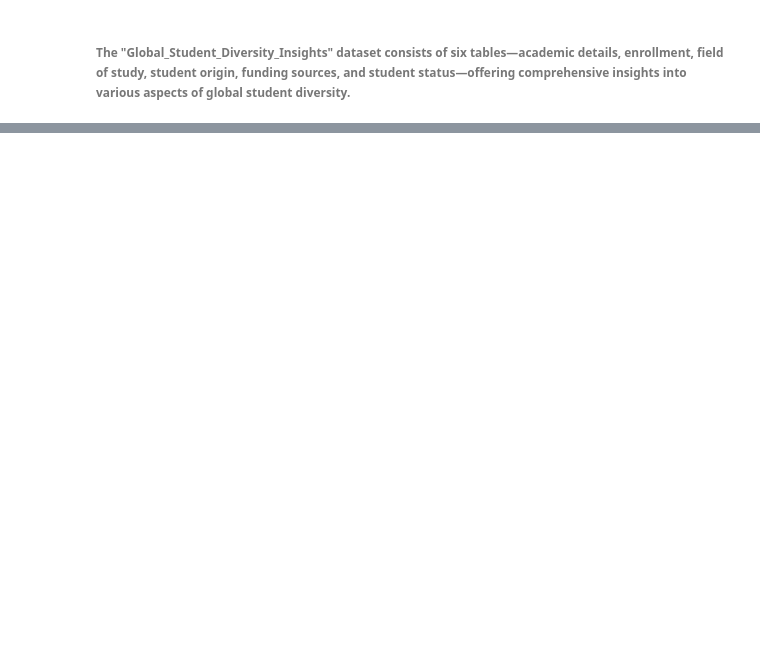
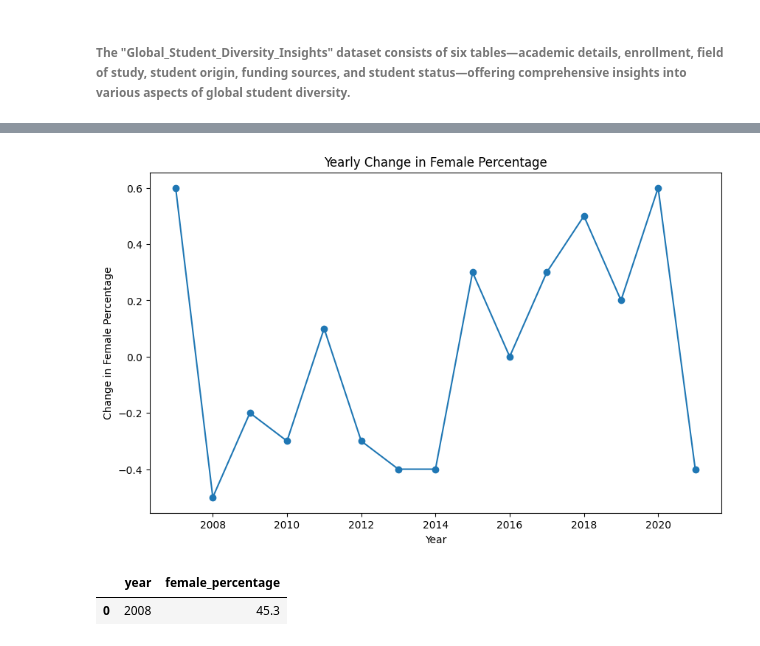
Before and after one commit to mirna1983/Global-Student-Diversity-Insights, a Jupyter notebook: Project.ipynb, the cells around one changed output, grey strips where cells are left out. Drawn from its saved outputs; the diff is of its cells as text; code cells hidden in the pictures; blank space fills up the shorter version.

```diff
--- a/Project.ipynb
+++ b/Project.ipynb
@@ -259,0 +430,24 @@ JoinTables
+# %%
+# Yearly Change in Female Percentage:
+yearly_change =  pd.read_sql_query(
+    """
+    SELECT
+    year,
+    ROUND(
+        (LEAD(total_female / (total_female + total_male) * 100) OVER (ORDER BY year) -
+         total_female / (total_female + total_male) * 100), 2) AS change_in_female_percentage
+FROM (
+    SELECT
+        year,
+        SUM(female) AS total_female,
+        SUM(male) AS total_male
+    FROM
+        status_modified
+    GROUP BY
+        year
+    ORDER BY
+        year
+) AS total_enrollment;
+
+    """, engine)
+yearly_change
@@ -259,0 +472,35 @@ JoinTables
+# %%
+# Plot Yearly Change in Female Percentage
+plt.figure(figsize=(10, 6))
+plt.plot(yearly_change['year'], yearly_change['change_in_female_percentage'], marker='o')
+plt.title('Yearly Change in Female Percentage')
+plt.xlabel('Year')
+plt.ylabel('Change in Female Percentage')
+plt.show()
+# %% [output]
+[figure, added]
+# %%
+# Year with the Highest Female Percentage:
+highest_female_percentage = pd.read_sql_query(
+    """
+    SELECT
+    year,
+    female_percentage
+FROM (
+    SELECT
+        year,
+        ROUND(SUM(female) / (SUM(female) + SUM(male)) * 100, 2) AS female_percentage
+    FROM
+        status_modified
+    GROUP BY
+        year
+    ORDER BY
+        female_percentage DESC
+    LIMIT 1
+) AS year_with_highest_female_percentage;
+
+    """, engine)
+highest_female_percentage
+# %% [output]
+|  | year | female_percentage |
+| 0 | 2008 | 45.3 |
```
Also changed, not shown: parts of 40 cells of this notebook.
